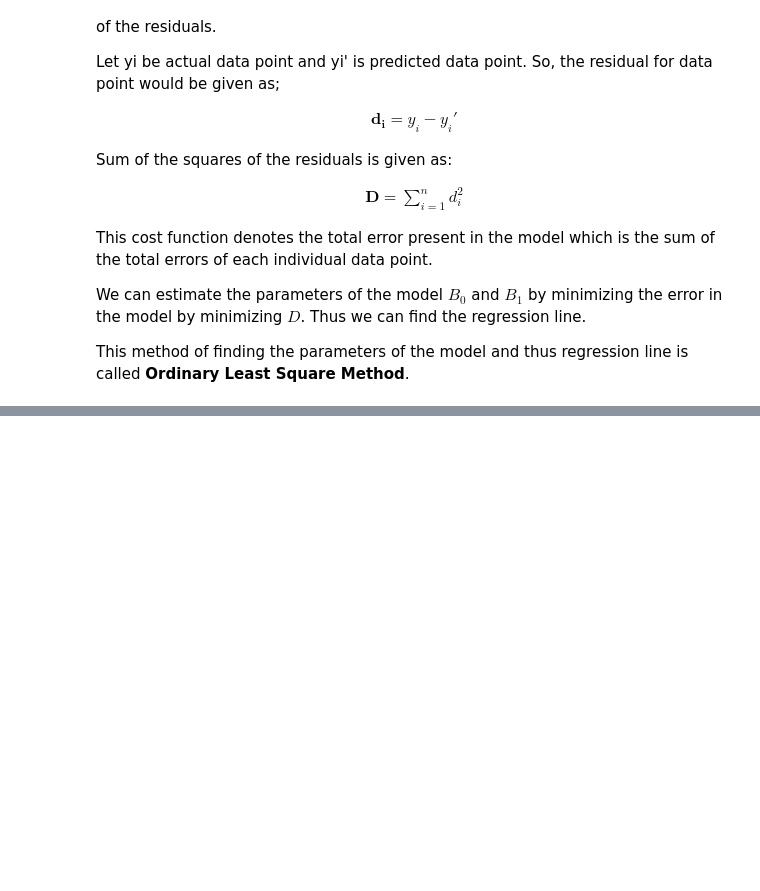
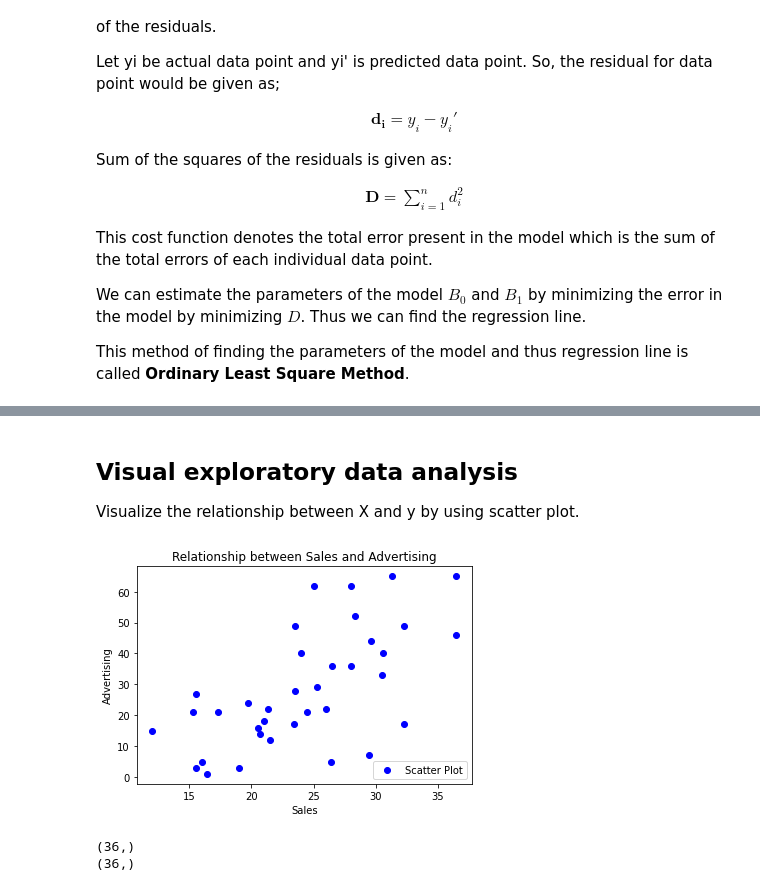
Before and after one commit to DiwakarBasnet/Machine-Learning, a Jupyter notebook: Simple_Linear_Regression.ipynb, the cells around one changed output, grey strips where cells are left out. Drawn from its saved outputs; the diff is of its cells as text; code cells hidden in the pictures; blank space fills up the shorter version.

```diff
--- a/Simple_Linear_Regression.ipynb
+++ b/Simple_Linear_Regression.ipynb
@@ -40,0 +57,4 @@ This method of finding the parameters of the model and thus regression line is c
+# %%
+# Getting the dataset
+url = 'https://raw.githubusercontent.com/DiwakarBasnet/Machine-Learning/main/chapter-02-supervised-learning/dataset/SALES.csv?token=GHSAT0AAAAAABYAO27LN4JBXL5X6XGJQCO4YZIPJTA'
+df = pd.read_csv(url, header=None)
@@ -40,0 +76,4 @@ This method of finding the parameters of the model and thus regression line is c
+# %%
+# Rename columns of df dataframe
+df.columns = ['Sales', 'Advertising']
+df = df.astype({'Advertising': float})
@@ -40,0 +106,26 @@ This method of finding the parameters of the model and thus regression line is c
+# %%
+# Declare feature variable and target vatiable
+X = df['Sales'].values        # feature variable
+y = df['Advertising'].values  # target variable
+
+# values attribute of pandas dataframe returns the numpy array
+# %% [markdown]
+## Visual exploratory data analysis
+Visualize the relationship between X and y by using scatter plot.
+# %%
+# Scatterplot
+plt.scatter(X, y, color='blue', label='Scatter Plot')
+plt.title("Relationship between Sales and Advertising")
+plt.xlabel("Sales")
+plt.ylabel("Advertising")
+plt.legend(loc=4)
+plt.show()
+# %% [output]
+[figure, added]
+# %%
+# Checking dimensions of X and y to make sure they are in right format for Scikit-Learn API
+print(X.shape)
+print(y.shape)
+# %% [output]
+(36,)
+(36,)
```
Also changed, not shown: parts of 12 cells of this notebook.
